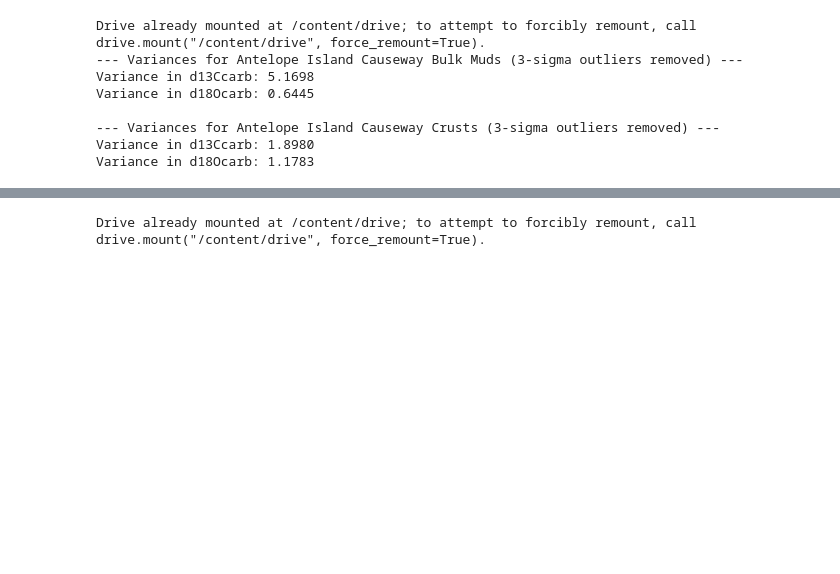
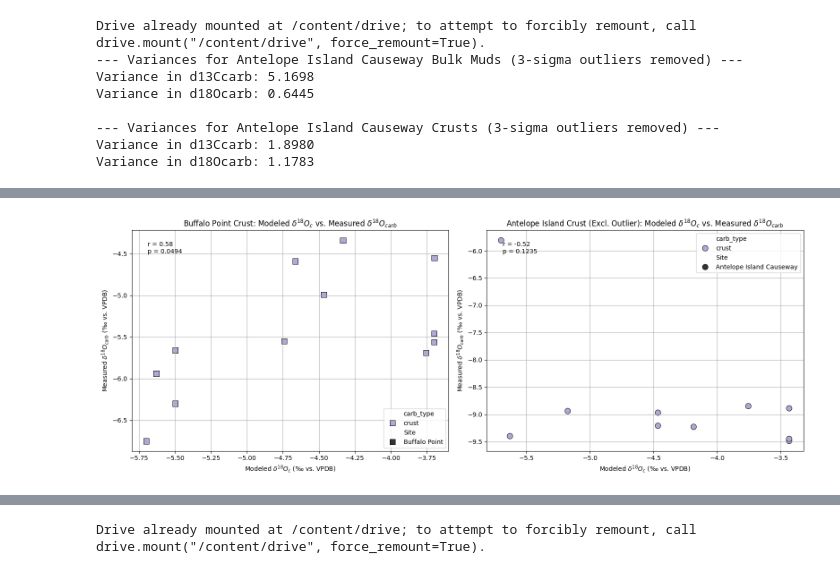
Before and after one commit to miquelaingalls/Great-Salt-Lake-2026, a Jupyter notebook: GSL_Statistical_Analyses.ipynb, the cells around one changed output, grey strips where cells are left out. Drawn from its saved outputs; the diff is of its cells as text; code cells hidden in the pictures; blank space fills up the shorter version.

```diff
--- a/GSL_Statistical_Analyses.ipynb
+++ b/GSL_Statistical_Analyses.ipynb
@@ -1629,0 +1440,99 @@ fig.savefig('six_panel_d18O_d13C_relationships.pdf', bbox_inches='tight')
+# %%
+from scipy.stats import linregress, pearsonr
+import string
+import matplotlib.pyplot as plt
+import seaborn as sns
+import numpy as np
+import pandas as pd
+
+# Re-load merged_gsl_data if necessary (to ensure it's up-to-date and accessible)
+if 'merged_gsl_data' not in locals():
+    merged_gsl_data = pd.read_excel('gsl_d18O_model_with_saltair.xlsx')
+
+# Filter data for Buffalo Point crust
+buffalo_crust_d18o = merged_gsl_data[
+    (merged_gsl_data['Site'] == 'Buffalo Point') &
+    (merged_gsl_data['carb_type'] == 'crust')
+].dropna(subset=['d18O_c_303K', 'd18O_carb']) # Changed 'Elev_m' to 'd18O_c_303K'
+
+# Filter data for Antelope Island Causeway crust
+antelope_crust_d18o_original = merged_gsl_data[
+    (merged_gsl_data['Site'] == 'Antelope Island Causeway') &
+    (merged_gsl_data['carb_type'] == 'crust')
+].dropna(subset=['d18O_c_303K', 'd18O_carb']) # Changed 'Elev_m' to 'd18O_c_303K'
+
+# --- Outlier removal for Antelope Island Causeway - crust d18O_carb (3-sigma rule) ---
+antelope_crust_d18o_cleaned = antelope_crust_d18o_original.copy()
+
+print("\n--- 3-sigma outlier check for d18O_carb in Antelope Island Crust Dataset ---")
+if not antelope_crust_d18o_original.empty and antelope_crust_d18o_original['d18O_carb'].nunique() > 1:
+    mean_d18o = antelope_crust_d18o_original['d18O_carb'].mean()
+    std_d18o = antelope_crust_d18o_original['d18O_carb'].std()
+
+    # Check for highest value as potential outlier
+    max_d18o_carb = antelope_crust_d18o_original['d18O_carb'].max()
+    upper_bound_d18o = mean_d18o + 3 * std_d18o
+
+    print(f"Mean d18O_carb: {mean_d18o:.2f}")
+    print(f"Std Dev d18O_carb: {std_d18o:.2f}")
+    print(f"Upper 3-sigma bound for d18O_carb: {upper_bound_d18o:.2f}")
+    print(f"Highest d18O_carb value: {max_d18o_carb:.2f}")
+
+    if max_d18o_carb > upper_bound_d18o: # Checking if the highest value is an outlier
+        print("The highest d18O_carb value IS a 3-sigma outlier. Excluding it.")
+        # Exclude the outlier from the DataFrame used for Panel 2
+        antelope_crust_d18o_cleaned = antelope_crust_d18o_original[antelope_crust_d18o_original['d18O_carb'] != max_d18o_carb]
+    else:
+        print("The highest d18O_carb value IS NOT a 3-sigma outlier.")
+else:
+    print("Not enough data to perform 3-sigma outlier check for d18O_carb.")
+print("-----------------------------------------------------------------------")
+
+# Create a figure with two subplots side-by-side
+fig, axs = plt.subplots(1, 2, figsize=(16, 6))
+
+# Define markers for each site (assuming these are defined in the broader context, redefining for safety)
+site_markers = {'Ladyfinger Point': 'D', 'Buffalo Point': 's', 'Antelope Island Causeway': 'o'}
+# Define colors for each carb_type (assuming these are defined in the broader context, redefining for safety)
+carb_colors = {'bulk microbial boundstone': '#93c47d', 'crust': '#b4a7d6', 'white intraclast': '#ece9c9', 'bulk mud': '#351c75', 'grain coating': '#a64d79'}
+
+## Panel 1: Buffalo Point Crusts (Modeled d18Oc vs d18Ocarb)
+ax0 = axs[0]
+
+sns.scatterplot(x='d18O_c_303K', y='d18O_carb', data=buffalo_crust_d18o,
+                hue='carb_type', palette=carb_colors, style='Site', markers=site_markers,
+                s=80, edgecolor='k', ax=ax0, legend='full')
+
+ax0.set_xlabel(r'Modeled $\delta^{18}O_{c}$ (‰ vs. VPDB)') # Updated xlabel
+ax0.set_ylabel(r'Measured $\delta^{18}O_{carb}$ (‰ vs. VPDB)')
+ax0.set_title('Buffalo Point Crust: Modeled $\delta^{18}O_{c}$ vs. Measured $\delta^{18}O_{carb}$ ')
+ax0.grid(True)
+
+if not buffalo_crust_d18o.empty and buffalo_crust_d18o['d18O_c_303K'].nunique() > 1 and buffalo_crust_d18o['d18O_carb'].nunique() > 1:
+    corr, p_value = pearsonr(buffalo_crust_d18o['d18O_c_303K'], buffalo_crust_d18o['d18O_carb']) # Updated x-variable
+    ax0.text(0.05, 0.95, f'r = {corr:.2f}\np = {p_value:.4f}', transform=ax0.transAxes, ha='left', va='top')
+elif not buffalo_crust_d18o.empty:
+    ax0.text(0.05, 0.95, 'Correlation not defined\n(constant input)', transform=ax0.transAxes, ha='left', va='top')
+
+## Panel 2: Antelope Island Causeway Crusts (Modeled d18Oc vs d18Ocarb) (Outlier removed)
+ax1 = axs[1]
+
+sns.scatterplot(x='d18O_c_303K', y='d18O_carb', data=antelope_crust_d18o_cleaned, # Use cleaned data
+                hue='carb_type', palette=carb_colors, style='Site', markers=site_markers,
+                s=80, edgecolor='k', ax=ax1, legend='full')
+
+ax1.set_xlabel(r'Modeled $\delta^{18}O_{c}$ (‰ vs. VPDB)') # Updated xlabel
+ax1.set_ylabel(r'Measured $\delta^{18}O_{carb}$ (‰ vs. VPDB)')
+ax1.set_title('Antelope Island Crust (Excl. Outlier): Modeled $\delta^{18}O_{c}$ vs. Measured $\delta^{18}O_{carb}$ ') # Updated title
+ax1.grid(True)
+
+if not antelope_crust_d18o_cleaned.empty and antelope_crust_d18o_cleaned['d18O_c_303K'].nunique() > 1 and antelope_crust_d18o_cleaned['d18O_carb'].nunique() > 1:
+    corr, p_value = pearsonr(antelope_crust_d18o_cleaned['d18O_c_303K'], antelope_crust_d18o_cleaned['d18O_carb']) # Updated x-variable
+    ax1.text(0.05, 0.95, f'r = {corr:.2f}\np = {p_value:.4f}', transform=ax1.transAxes, ha='left', va='top')
+elif not antelope_crust_d18o_cleaned.empty:
+    ax1.text(0.05, 0.95, 'Correlation not defined\n(constant input)', transform=ax1.transAxes, ha='left', va='top')
+
+plt.tight_layout()
+plt.show()
+fig.savefig('modeled_d18Oc_vs_d18o_carb_crusts_outlier_removed.pdf', bbox_inches='tight') # Updated filename
+# %% [output]
@@ -1629,0 +1546 @@ fig.savefig('six_panel_d18O_d13C_relationships.pdf', bbox_inches='tight')
+[figure, added]
```
Also changed, not shown: parts of 10 cells of this notebook.
